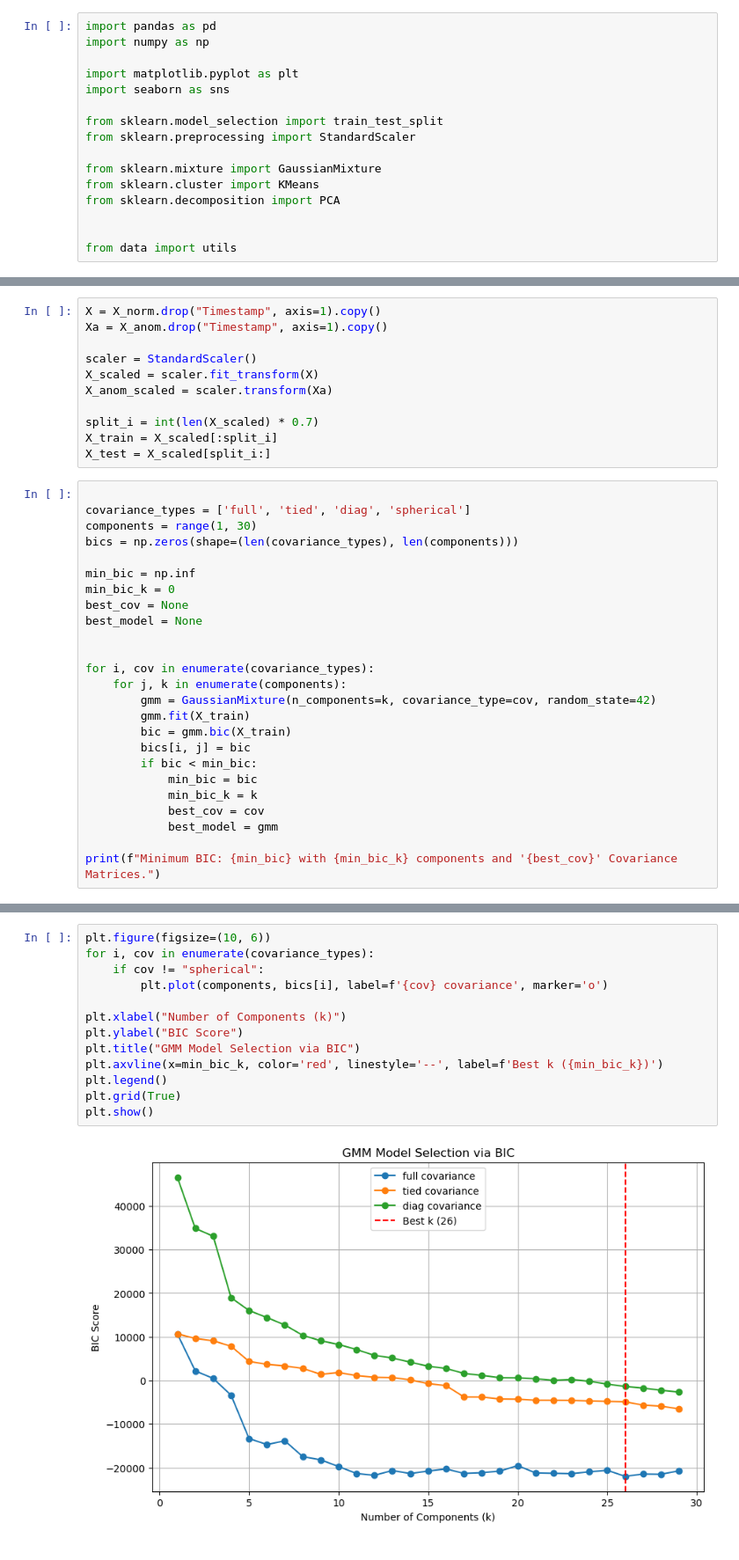
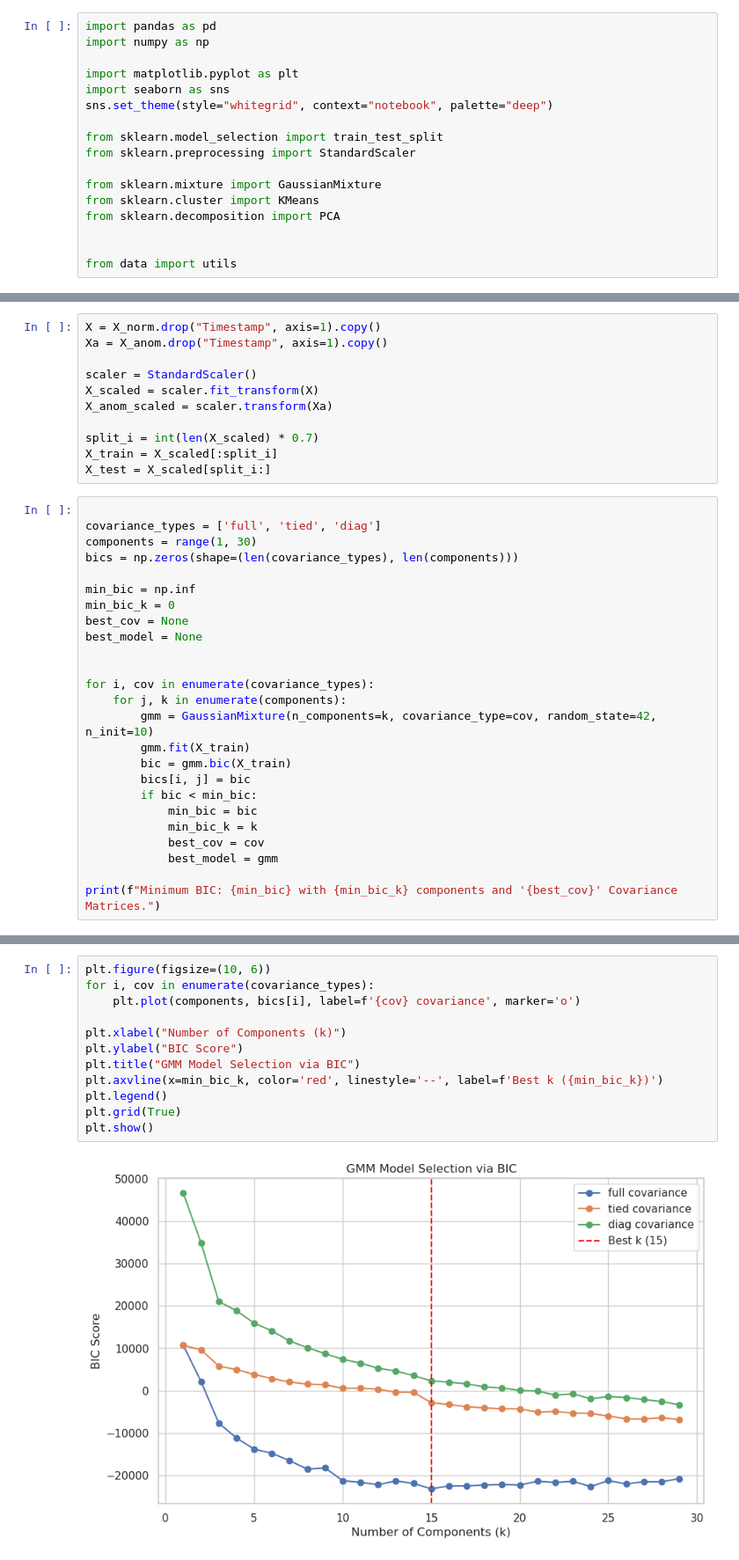
Before and after one commit to asembreek/fieldlens, a Jupyter notebook: notebooks/4. Gaussian Mixture Model.ipynb, the cells around one changed output, grey strips where cells are left out. Shown at 88% size. Cells and saved outputs as stored; diff of their text form.

```diff
--- a/notebooks/4. Gaussian Mixture Model.ipynb
+++ b/notebooks/4. Gaussian Mixture Model.ipynb
@@ -21,6 +21,7 @@ import numpy as np
 
 import matplotlib.pyplot as plt
 import seaborn as sns
+sns.set_theme(style="whitegrid", context="notebook", palette="deep")
 
 from sklearn.model_selection import train_test_split
 from sklearn.preprocessing import StandardScaler
@@ -227,7 +228,7 @@ X_train = X_scaled[:split_i]
 X_test = X_scaled[split_i:]
 # %%
 
-covariance_types = ['full', 'tied', 'diag', 'spherical']
+covariance_types = ['full', 'tied', 'diag']
 components = range(1, 30)
 bics = np.zeros(shape=(len(covariance_types), len(components)))
 
@@ -239,7 +240,7 @@ best_model = None
 
 for i, cov in enumerate(covariance_types):
     for j, k in enumerate(components):
-        gmm = GaussianMixture(n_components=k, covariance_type=cov, random_state=42)
+        gmm = GaussianMixture(n_components=k, covariance_type=cov, random_state=42, n_init=10)
         gmm.fit(X_train)
         bic = gmm.bic(X_train)
         bics[i, j] = bic
@@ -255,15 +256,14 @@ Minimum BIC: -21981.09176885752 with 26 components and 'full' Covariance Matrice
 # %%
 plt.figure(figsize=(10, 6))
 for i, cov in enumerate(covariance_types):
-    if cov != "spherical":
-        plt.plot(components, bics[i], label=f'{cov} covariance', marker='o')
+    plt.plot(components, bics[i], label=f'{cov} covariance', marker='o')
 
 plt.xlabel("Number of Components (k)")
 plt.ylabel("BIC Score")
 plt.title("GMM Model Selection via BIC")
 plt.axvline(x=min_bic_k, color='red', linestyle='--', label=f'Best k ({min_bic_k})')
 plt.legend()
 plt.grid(True)
 plt.show()
 # %% [output]
-[figure, old version]
+[figure, new version]
```
Also changed, not shown: parts of 11 cells of this notebook.
